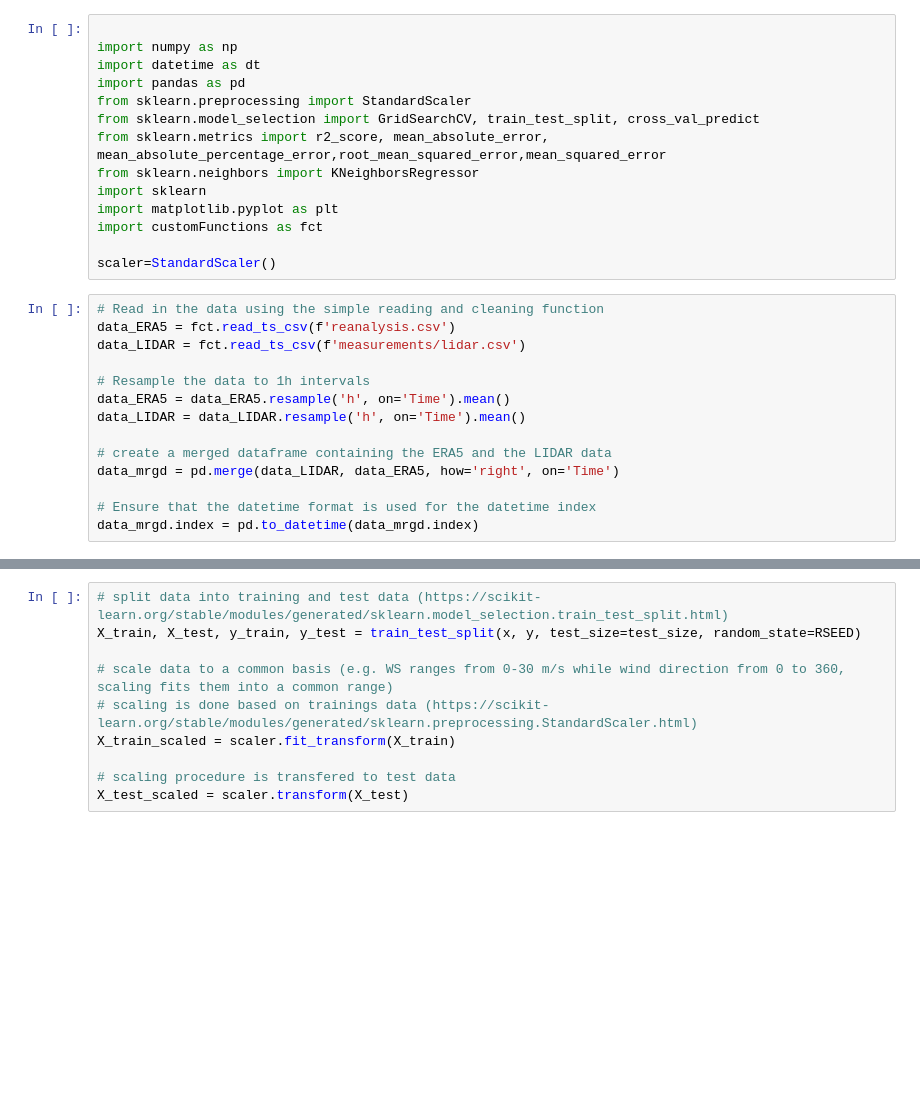
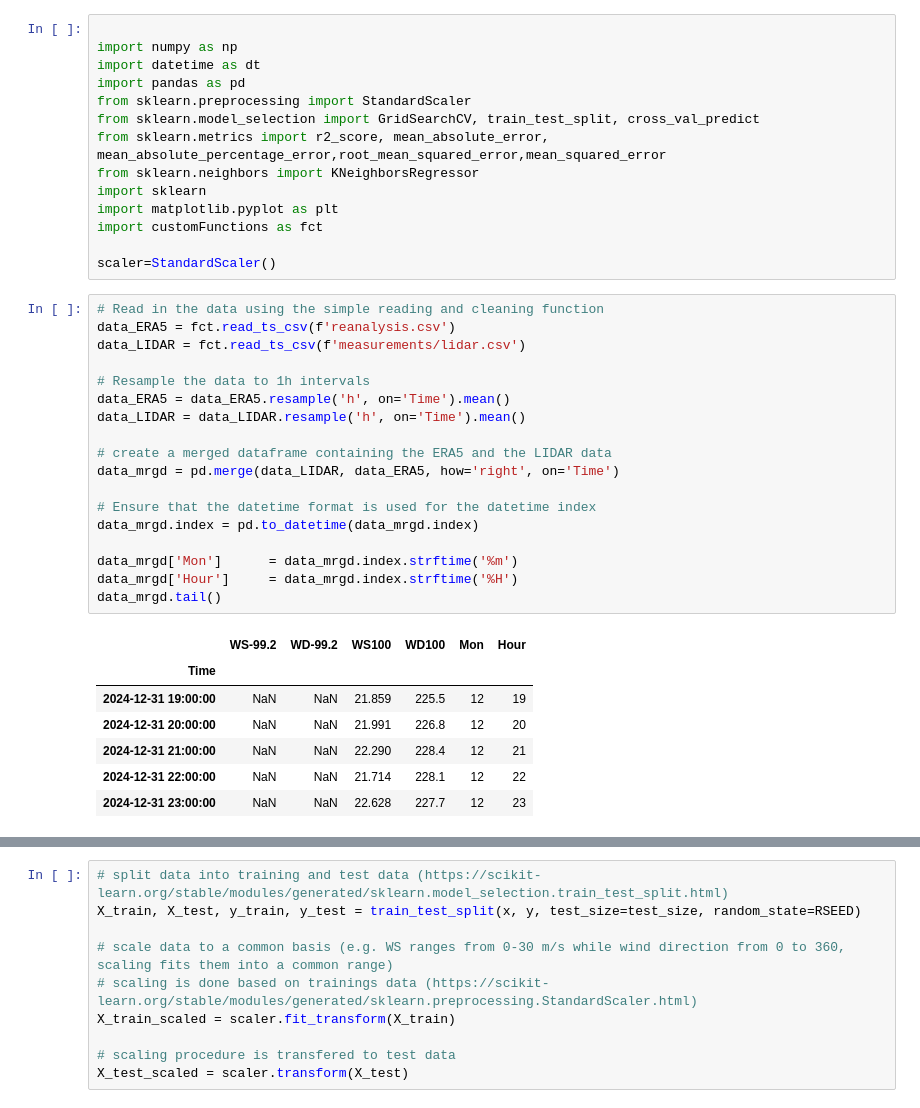
Before and after one commit to Nuwa13/Project_Python_Programming_in_Energy_Science, a Jupyter notebook: Task_3.ipynb, the cells around one changed output, grey strips where cells are left out. Saved outputs shown, nothing was run; the diff lists cells and outputs as text; blank space fills up the shorter version.

```diff
--- a/Task_3.ipynb
+++ b/Task_3.ipynb
@@ -15,17 +15,29 @@ scaler=StandardScaler()
 # %%
 # Read in the data using the simple reading and cleaning function
 data_ERA5 = fct.read_ts_csv(f'reanalysis.csv')
 data_LIDAR = fct.read_ts_csv(f'measurements/lidar.csv')
 
 # Resample the data to 1h intervals
 data_ERA5 = data_ERA5.resample('h', on='Time').mean()
 data_LIDAR = data_LIDAR.resample('h', on='Time').mean()
 
 # create a merged dataframe containing the ERA5 and the LIDAR data
 data_mrgd = pd.merge(data_LIDAR, data_ERA5, how='right', on='Time')
 
 # Ensure that the datetime format is used for the datetime index
 data_mrgd.index = pd.to_datetime(data_mrgd.index)
+
+data_mrgd['Mon']      = data_mrgd.index.strftime('%m')
+data_mrgd['Hour']     = data_mrgd.index.strftime('%H')
+data_mrgd.tail()
+# %% [output]
+|  | WS-99.2 | WD-99.2 | WS100 | WD100 | Mon | Hour |
+| Time |  |  |  |  |  |  |
+| 2024-12-31 19:00:00 | NaN | NaN | 21.859 | 225.5 | 12 | 19 |
+| 2024-12-31 20:00:00 | NaN | NaN | 21.991 | 226.8 | 12 | 20 |
+| 2024-12-31 21:00:00 | NaN | NaN | 22.290 | 228.4 | 12 | 21 |
+| 2024-12-31 22:00:00 | NaN | NaN | 21.714 | 228.1 | 12 | 22 |
+| 2024-12-31 23:00:00 | NaN | NaN | 22.628 | 227.7 | 12 | 23 |
 # %%
 # choose a value for comparability
 RSEED = 42
```
Also changed, not shown: parts of 3 cells of this notebook.
